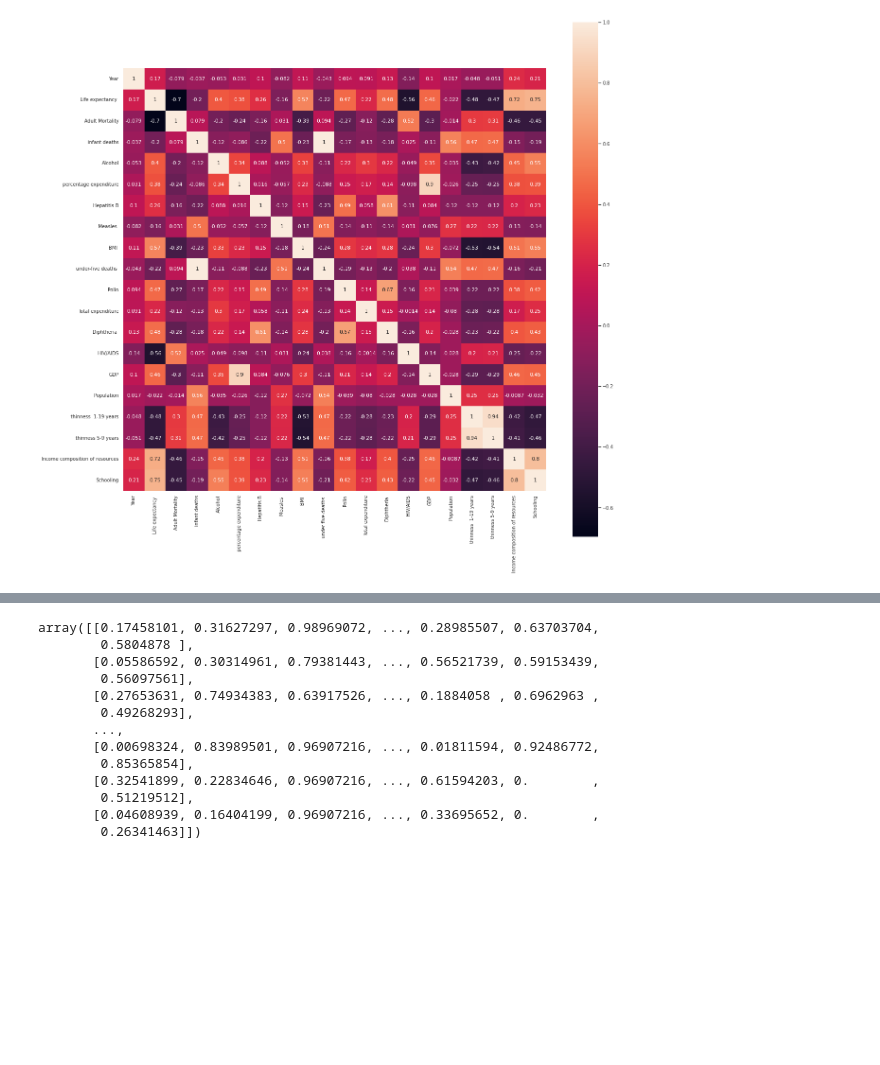
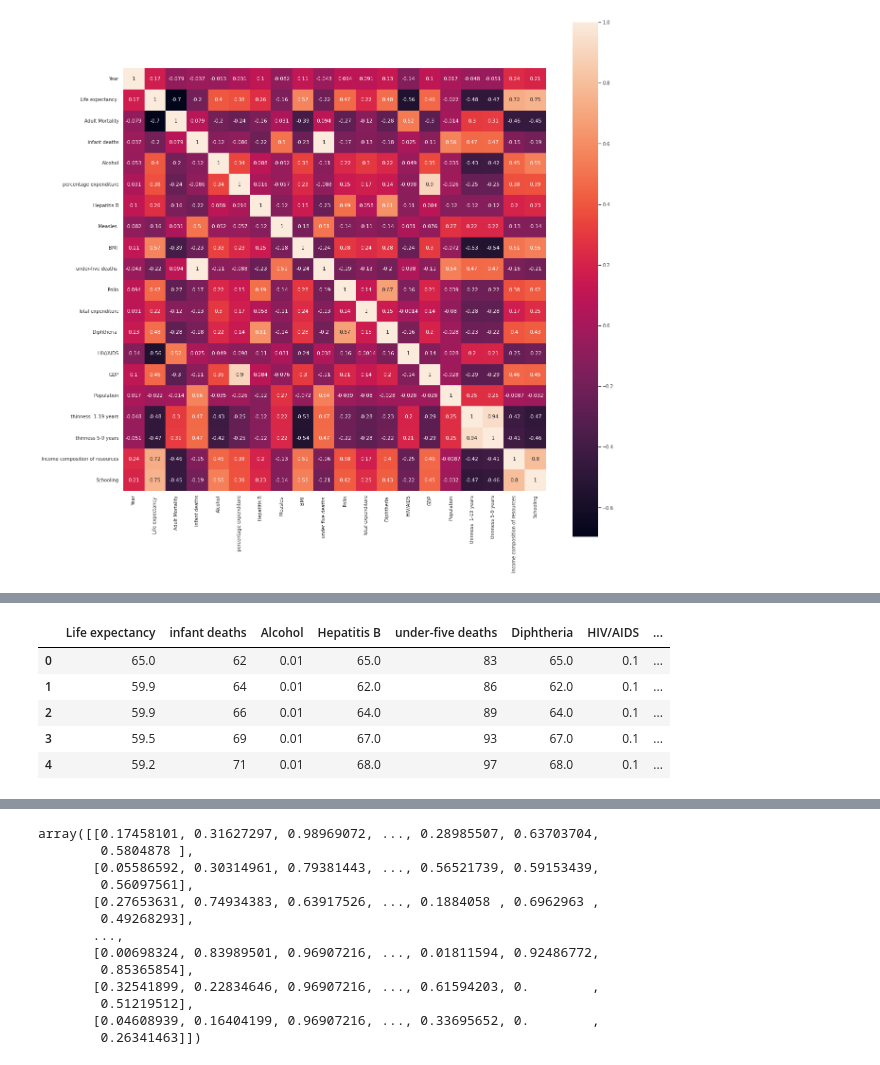
Before and after one commit to merkol/CS452, a Jupyter notebook: Homework_1/Life_Expectancy.ipynb, the cells around one changed output, grey strips where cells are left out. Cells and saved outputs as stored; diff of their text form; code cells hidden in the pictures; blank space fills up the shorter version.

```diff
--- a/Homework_1/Life_Expectancy.ipynb
+++ b/Homework_1/Life_Expectancy.ipynb
@@ -122,0 +132,9 @@ df_3.head()
+# %%
+df_1.head()
+# %% [output]
+|  | Life expectancy | infant deaths | Alcohol | Hepatitis B | under-five deaths | Diphtheria | HIV/AIDS | ... |
+| 0 | 65.0 | 62 | 0.01 | 65.0 | 83 | 65.0 | 0.1 | ... |
+| 1 | 59.9 | 64 | 0.01 | 62.0 | 86 | 62.0 | 0.1 | ... |
+| 2 | 59.9 | 66 | 0.01 | 64.0 | 89 | 64.0 | 0.1 | ... |
+| 3 | 59.5 | 69 | 0.01 | 67.0 | 93 | 67.0 | 0.1 | ... |
+| 4 | 59.2 | 71 | 0.01 | 68.0 | 97 | 68.0 | 0.1 | ... |
```
Also changed, not shown: parts of 31 cells of this notebook.
